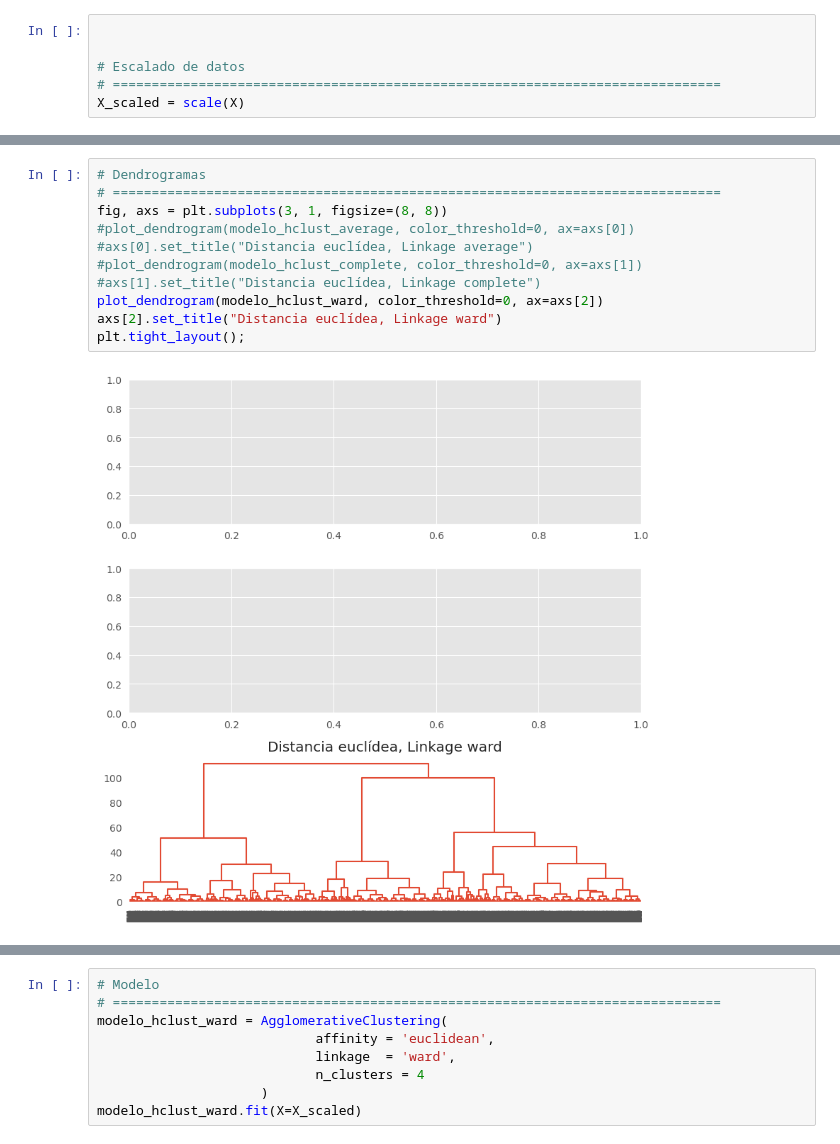
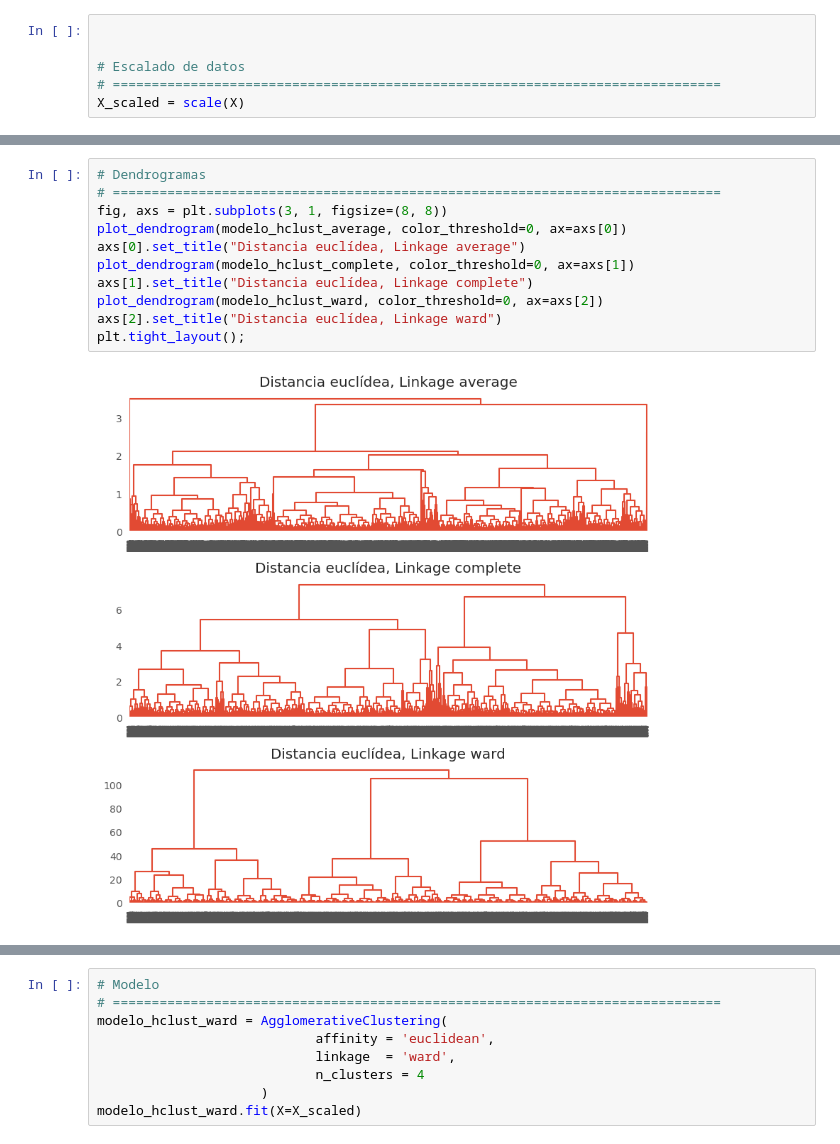
Before and after one commit to AvalonRhythm/TrabajoMineria, a Jupyter notebook: hClusteringV2.ipynb, the cells around one changed output, grey strips where cells are left out. Drawn from its saved outputs; the diff is of its cells as text.

```diff
--- a/hClusteringV2.ipynb
+++ b/hClusteringV2.ipynb
@@ -278,16 +278,16 @@ AgglomerativeClustering(distance_threshold=0, n_clusters=None)
 # %%
 # Dendrogramas
 # ==============================================================================
 fig, axs = plt.subplots(3, 1, figsize=(8, 8))
-#plot_dendrogram(modelo_hclust_average, color_threshold=0, ax=axs[0])
-#axs[0].set_title("Distancia euclídea, Linkage average")
-#plot_dendrogram(modelo_hclust_complete, color_threshold=0, ax=axs[1])
-#axs[1].set_title("Distancia euclídea, Linkage complete")
+plot_dendrogram(modelo_hclust_average, color_threshold=0, ax=axs[0])
+axs[0].set_title("Distancia euclídea, Linkage average")
+plot_dendrogram(modelo_hclust_complete, color_threshold=0, ax=axs[1])
+axs[1].set_title("Distancia euclídea, Linkage complete")
 plot_dendrogram(modelo_hclust_ward, color_threshold=0, ax=axs[2])
 axs[2].set_title("Distancia euclídea, Linkage ward")
 plt.tight_layout();
 # %% [output]
-[figure, old version]
+[figure, new version]
 # %%
 fig, ax = plt.subplots(1, 1, figsize=(8, 4))
 altura_corte = 6
```
Also changed, not shown: parts of 3 cells of this notebook.
